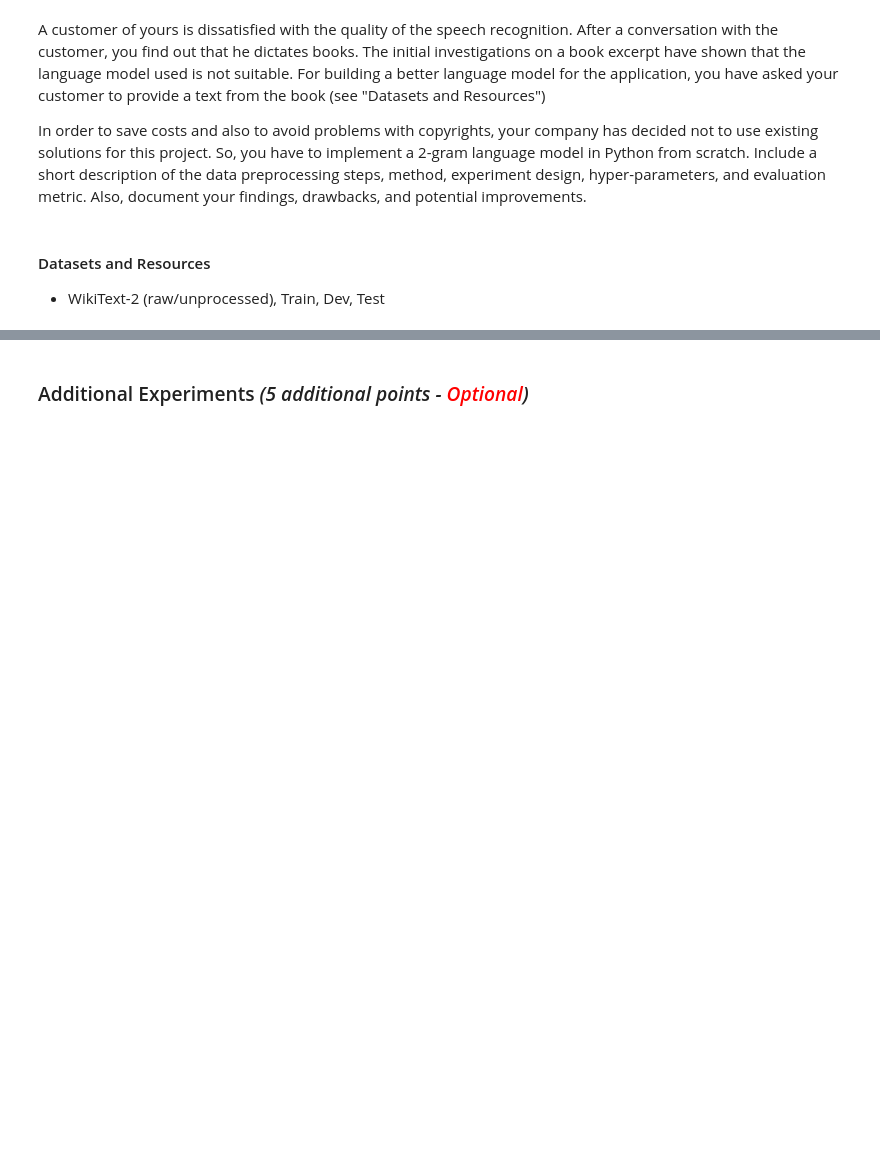
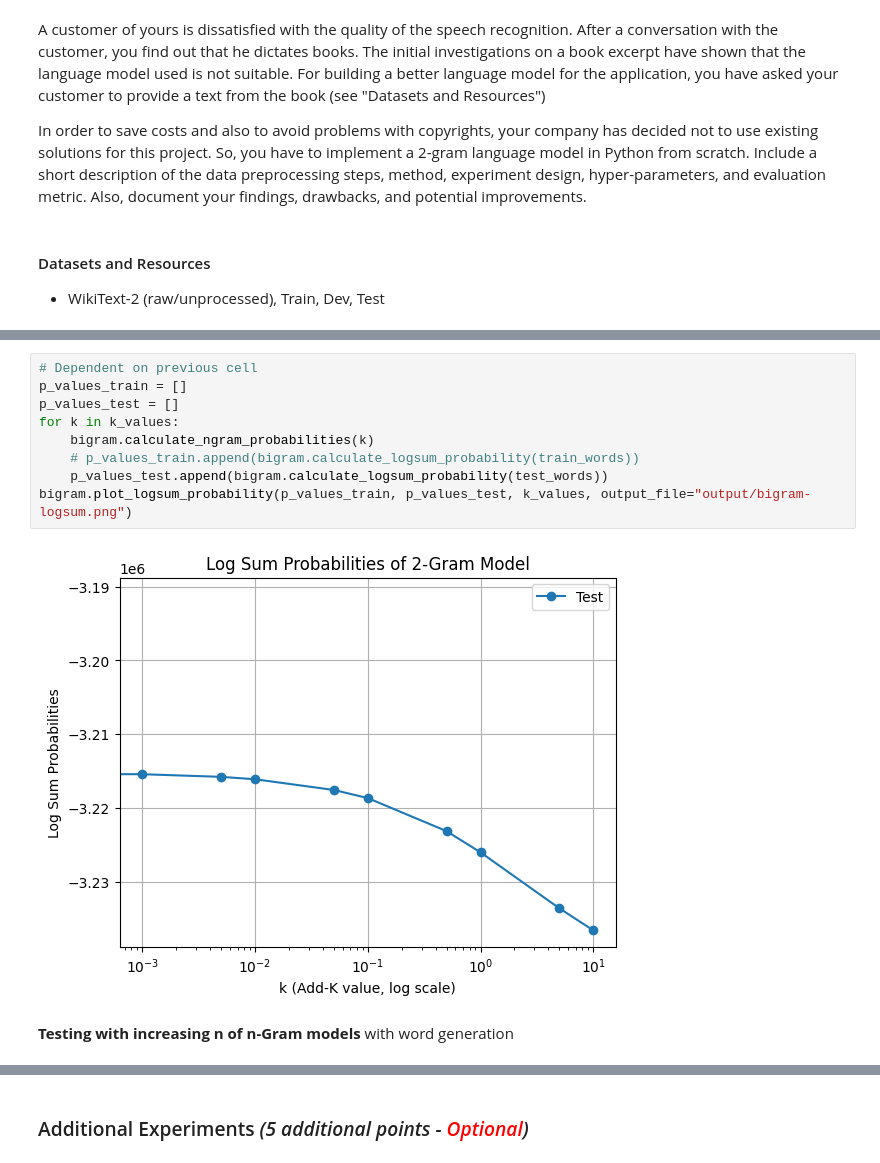
Before and after one commit to jdai01/CAI_NatL, a Jupyter notebook: Assignment 1/Assignment_1.ipynb, the cells around one changed output, grey strips where cells are left out. Drawn from its saved outputs; the diff is of its cells as text; blank space fills up the shorter version.

```diff
--- a/Assignment 1/Assignment_1.ipynb
+++ b/Assignment 1/Assignment_1.ipynb
@@ -626,0 +498,14 @@ Final Test Perplexity: 294.43278604090057
+# %%
+# Dependent on previous cell
+p_values_train = []
+p_values_test = []
+for k in k_values:
+    bigram.calculate_ngram_probabilities(k)
+    # p_values_train.append(bigram.calculate_logsum_probability(train_words))
+    p_values_test.append(bigram.calculate_logsum_probability(test_words))
+bigram.plot_logsum_probability(p_values_train, p_values_test, k_values, output_file="output/bigram-logsum.png")
+# %% [output]
+[figure, added]
+# %% [markdown]
+**Testing with increasing n of n-Gram models**
+with word generation
```
Also changed, not shown: parts of 27 cells of this notebook, 1 other file.
